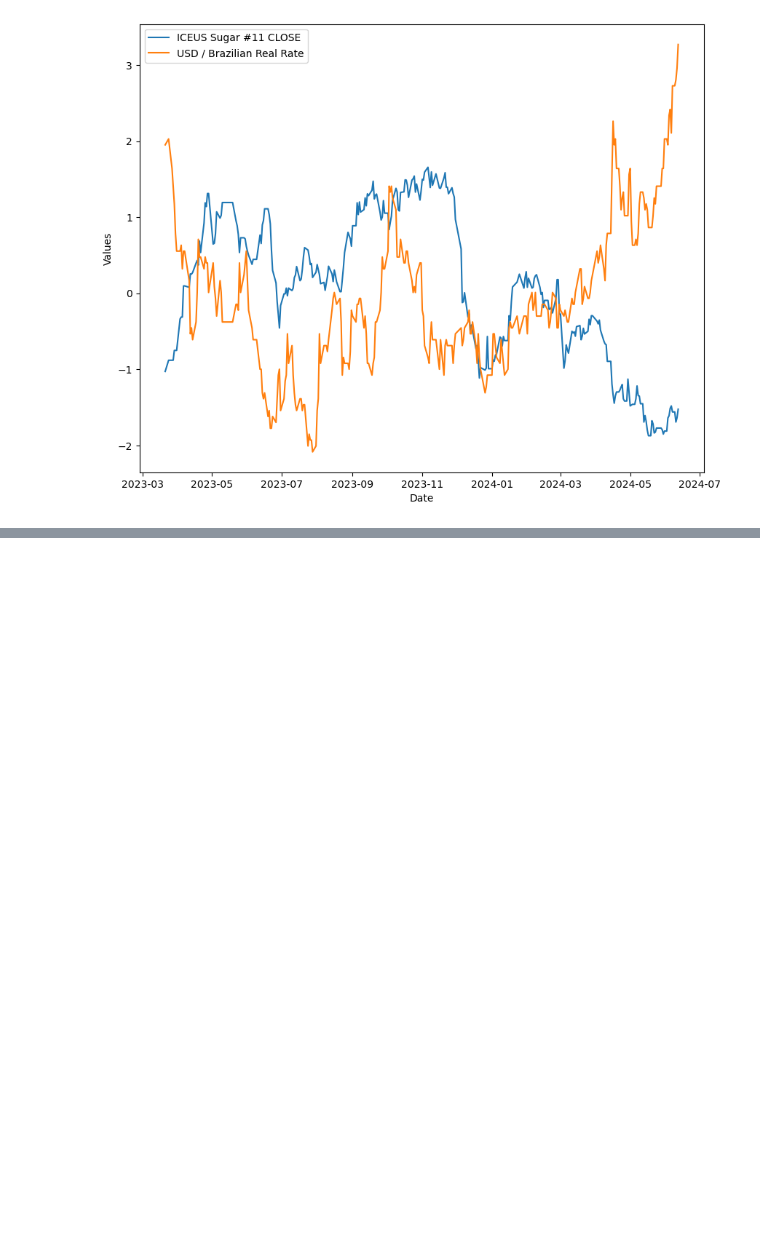
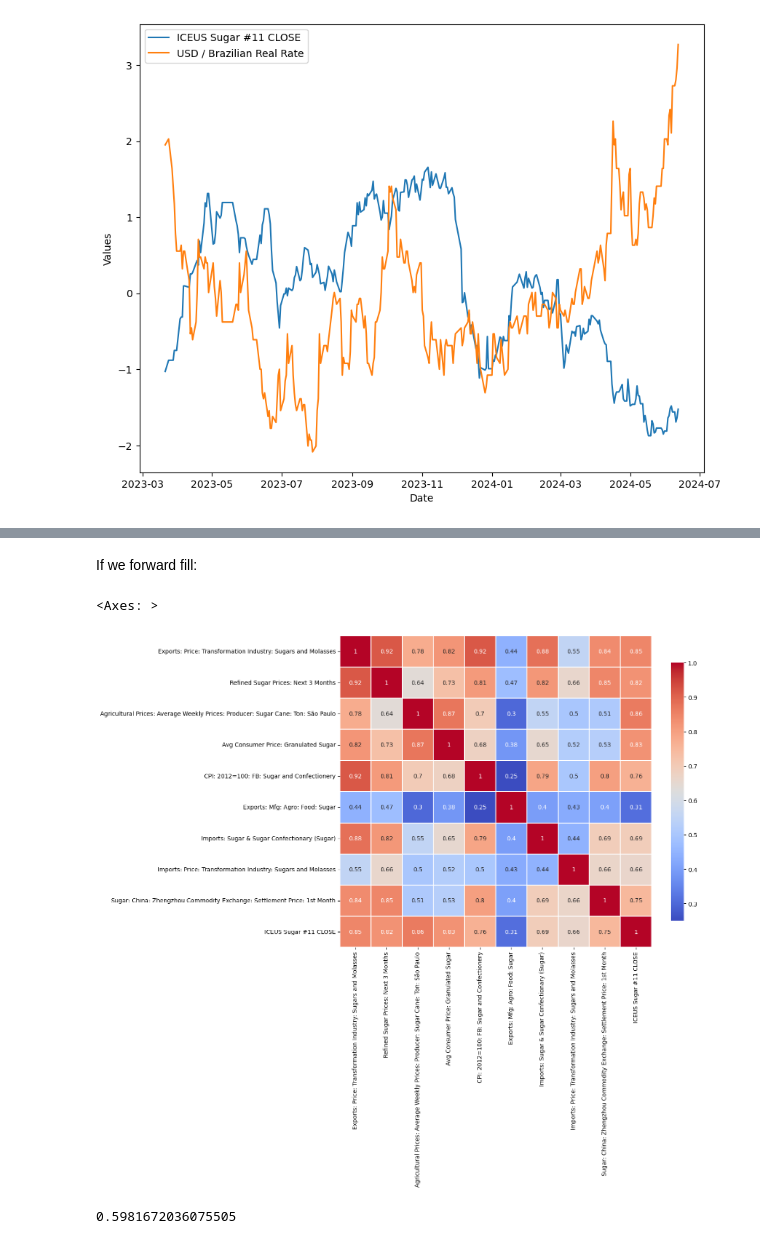
Before and after one commit to s0hams1nha/Thoucentric, a Jupyter notebook: Drivers_Sugar ICE.ipynb, the cells around one changed output, grey strips where cells are left out. Drawn from its saved outputs; the diff is of its cells as text; code cells hidden in the pictures; blank space fills up the shorter version.

```diff
--- a/Drivers_Sugar ICE.ipynb
+++ b/Drivers_Sugar ICE.ipynb
@@ -178,0 +259,8 @@ Text(0, 0.5, 'Values')
+# %%
+ceic=ceic.sort_values(by='date')
+# %%
+ceic.set_index('date', inplace=True)
+# %%
+date_range=pd.date_range('2017-03-22', '2024-07-03')
+idx=pd.DatetimeIndex(date_range)
+ceic=ceic.reindex(idx)
@@ -178,0 +304,18 @@ Text(0, 0.5, 'Values')
+# %% [markdown]
+If we forward fill:
+# %%
+ceic_forward_filled=ceic.ffill()
+ceic_forward_filled.dropna()
+correlation_matrix2=ceic_forward_filled.corr()
+# %%
+plt.figure(figsize=(12,10))
+sns.heatmap(correlation_matrix2, annot=True, cmap='coolwarm',linewidths=0.1, square=True, cbar_kws={"shrink": .8})
+# %% [output]
+<Axes: >
+[figure, added]
+# %%
+sq_corr2=correlation_matrix2.iloc[-1]**2
+average_corr2=sq_corr2.mean()
+average_corr2
+# %% [output]
+0.5981672036075505
```
Also changed, not shown: parts of 76 cells of this notebook.
